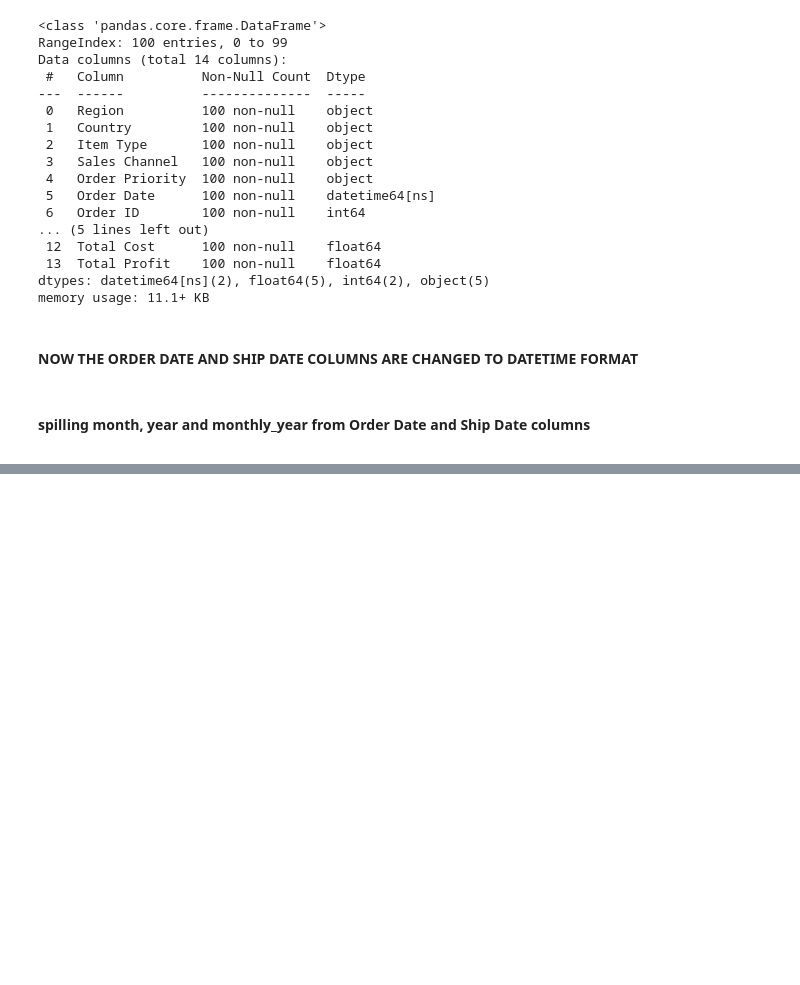
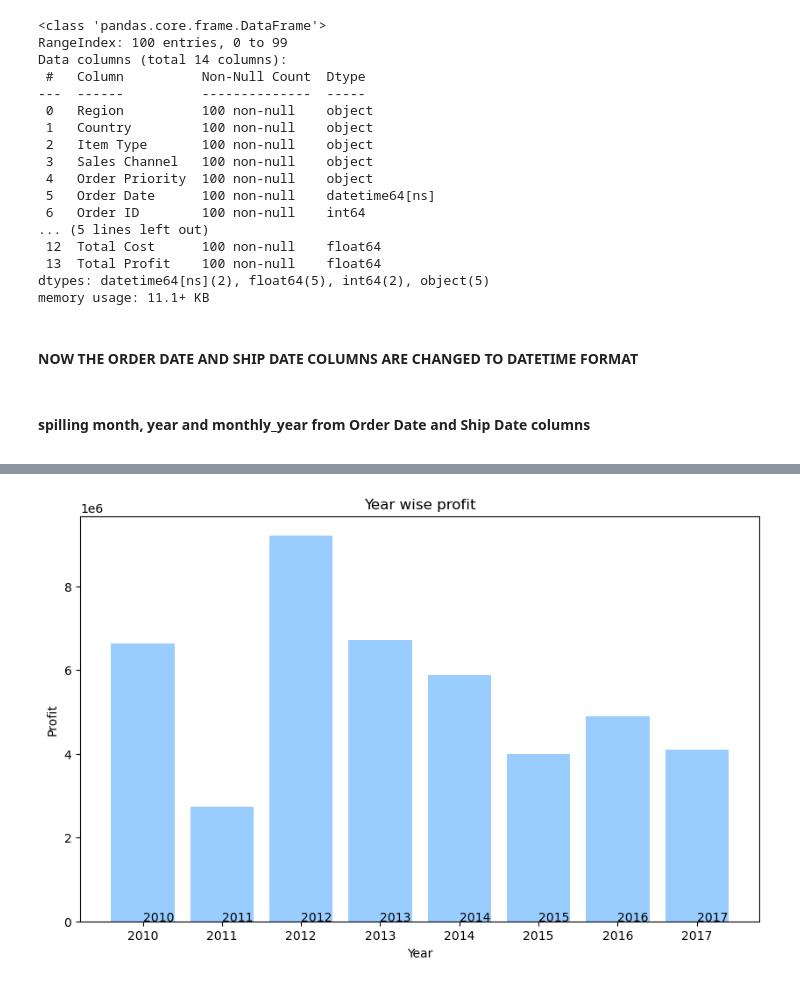
Before and after one commit to SamNijin/Analyzing-Amazon-Sales-Data, a Jupyter notebook: Amazon-Sales-Analysis.ipynb, the cells around one changed output, grey strips where cells are left out. Cells and saved outputs as stored; diff of their text form; code cells hidden in the pictures; blank space fills up the shorter version.

Commit message:
year wise profit ploted

```diff
--- a/Amazon-Sales-Analysis.ipynb
+++ b/Amazon-Sales-Analysis.ipynb
@@ -215,0 +219,8 @@ sales_data.head()
+# %%
+year_wise_data=sales_data[["Country","Item Type","Order Year_",'Units Sold', 'Unit Price',
+       'Unit Cost', 'Total Revenue', 'Total Cost', 'Total Profit']]
+grouped=year_wise_data.groupby("Order Year_",as_index=False)["Total Profit"].sum()
+display(grouped)
+maxi=grouped["Total Profit"].max()
+max_profit_year=grouped[(grouped["Total Profit"]==maxi)]["Order Year_"].iloc[0]
+print(f"Thus we found {max_profit_year} has more profit with {maxi} Rs")
@@ -215,0 +238,11 @@ sales_data.head()
+# %%
+x=grouped["Order Year_"]
+y=grouped["Total Profit"]
+plt.figure(figsize = (10,6))
+plt.bar(x,y,color="#99ccff")
+plt.title("Year wise profit")
+plt.xlabel("Year")
+plt.ylabel("Profit")
+plt.show()
+# %% [output]
+[figure, added]
```
Also changed, not shown: parts of 3 cells of this notebook.
